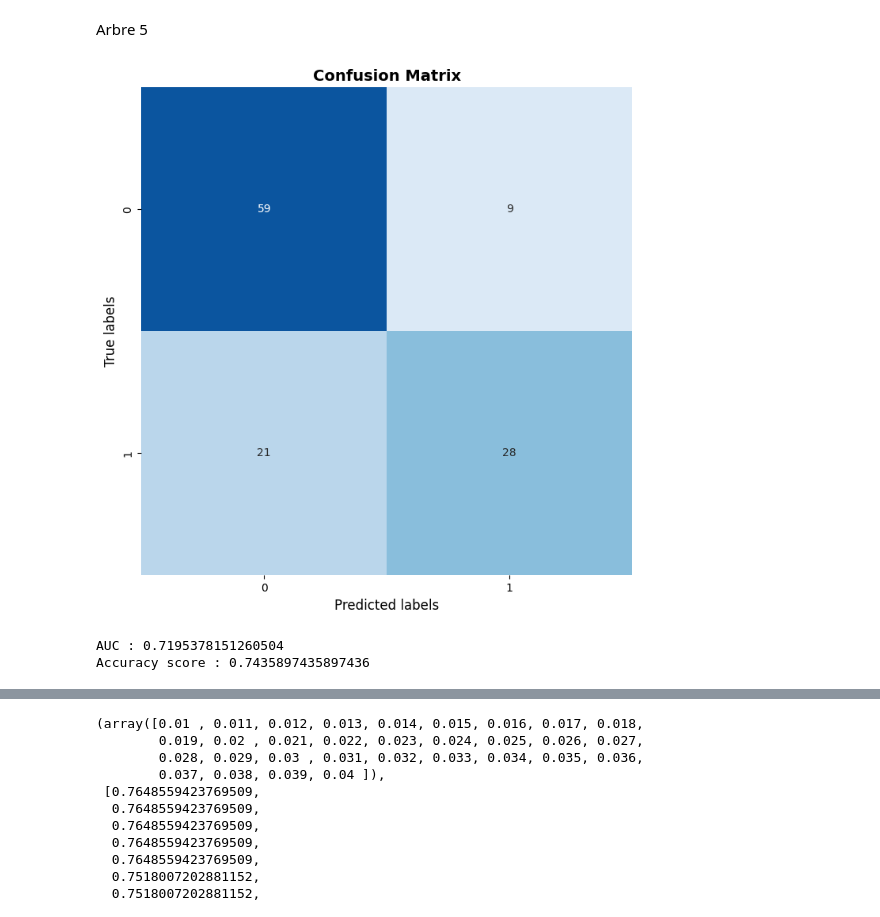
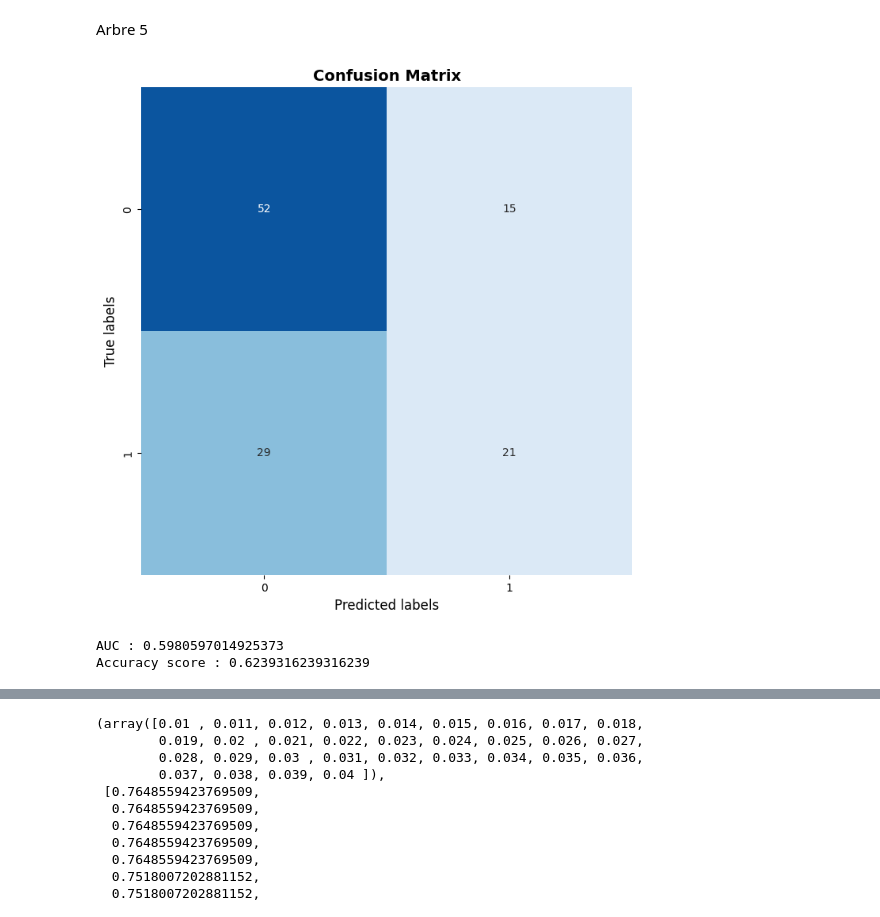
Before and after one commit to atekiouk/Sujet_2, a Jupyter notebook: Notebooks/Parameters_test.ipynb, the cells around one changed output, grey strips where cells are left out. Drawn from its saved outputs; the diff is of its cells as text; code cells hidden in the pictures.

Commit message:
t test

```diff
--- a/Notebooks/Parameters_test.ipynb
+++ b/Notebooks/Parameters_test.ipynb
@@ -205,11 +206,12 @@ chanel_junk_valid_new['caps_ratio'] = utilities.get_caps_ratio(corpus= chanel_ju
 chanel_junk_valid_new['norm_punct'] = utilities.get_normalized_nb_punct(corpus= chanel_junk_valid_new['text'], nlp= nlp  )
 chanel_junk_valid_new = chanel_junk_valid_new.join(utilities.create_dummies(corpus= chanel_junk_valid_new['text'],y = chanel_junk_valid_new['is_junk'], element= 'emoji',nlp = nlp, top= 3))
 chanel_all_features = chanel_junk_valid_new.join(utilities.create_dummies(corpus= chanel_junk_valid_new['text'],y = chanel_junk_valid_new['is_junk'], element= 'hashtag', nlp = nlp, top= 3))
-train,test = utilities.train_test(data = chanel_all_features.dropna().drop('text',axis=1), y = 'is_junk', f_y0= 0.7, f_y1= 0.7)
-X_train = train.drop('is_junk',axis=1)
-y_train = train['is_junk']
-X_test = test.drop('is_junk',axis=1)
-y_test = test['is_junk']
+X_train, X_test, y_train, y_test = train_test_split(chanel_all_features.dropna().drop(['text','is_junk'],axis=1), chanel_all_features.dropna()['is_junk'], test_size=0.30, random_state=42)
+# train,test = utilities.train_test(data = chanel_all_features.dropna().drop('text',axis=1), y = 'is_junk', f_y0= 0.7, f_y1= 0.7)
+# X_train = train.drop('is_junk',axis=1)
+# y_train = train['is_junk']
+# X_test = test.drop('is_junk',axis=1)
+# y_test = test['is_junk']
 # %%
 def optimize_ccp_alpha(X_train,X_test,y_train,y_test):
     list_ccp_alpha = np.linspace(0.01,0.040,31)
@@ -280,17 +282,17 @@ Accuracy score : 0.6923076923076923
 # %% [markdown]
 Arbre 5
 # %%
-tree5 = DecisionTreeClassifier(criterion = 'entropy', max_depth = 8, ccp_alpha = 0.011, min_samples_leaf = 5)
+tree5 = DecisionTreeClassifier(criterion = 'entropy',max_depth = 8,ccp_alpha = 0.011, min_samples_leaf = 5, min_weight_fraction_leaf = 0.1, max_leaf_nodes = 5)
 tree5.fit(X_train,y_train)
 y_pred = tree5.predict(X_test)
 utilities.plot_confusion_matrix(y_true = y_test, y_pred = y_pred)
 fpr, tpr, thresholds = metrics.roc_curve(y_test, y_pred)
 print(f"AUC : {metrics.auc(fpr, tpr)}")
 print(f"Accuracy score : {metrics.accuracy_score(y_test, y_pred)}")
 # %% [output]
-[figure, old version]
+[figure, new version]
-AUC : 0.7195378151260504
-Accuracy score : 0.7435897435897436
+AUC : 0.5980597014925373
+Accuracy score : 0.6239316239316239
 # %%
 sklearn.tree.plot_tree(tree5,feature_names = X_train.columns, class_names = ['1','0'], filled = True)
 # %% [output]
```
Also changed, not shown: parts of 5 cells of this notebook, 2 other files.
